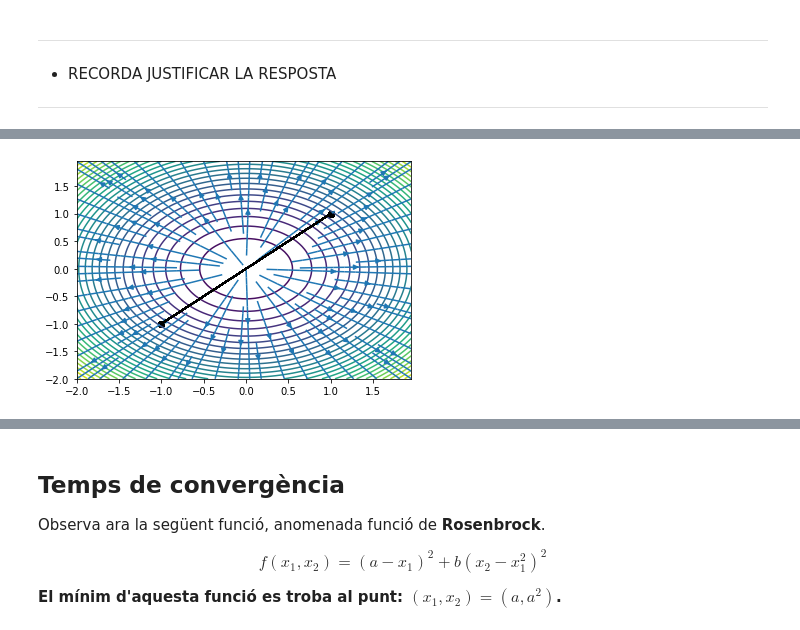
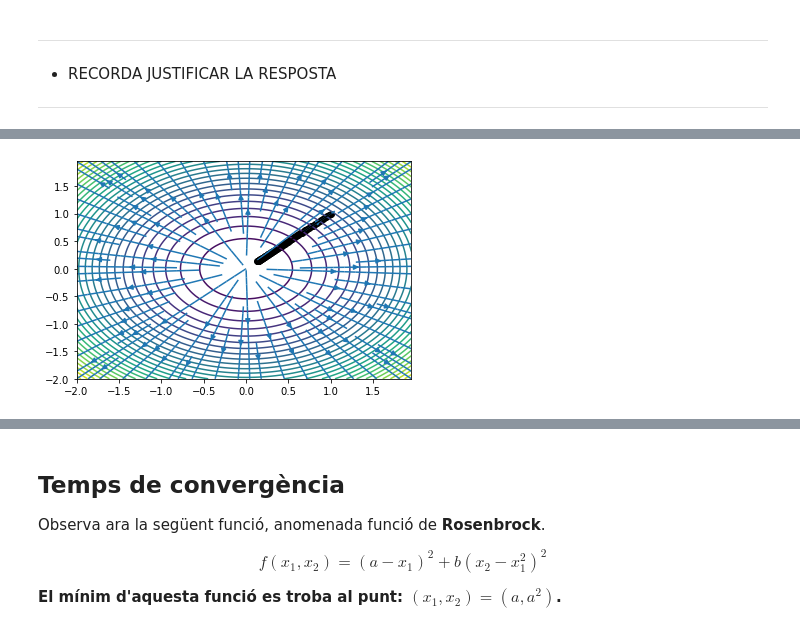
Before and after one commit to mates-info/tnui, a Jupyter notebook: p3/P1_FindMinimum-Student.ipynb, the cells around one changed output, grey strips where cells are left out. Cells and saved outputs as stored; diff of their text form; code cells hidden in the pictures.

```diff
--- a/p3/P1_FindMinimum-Student.ipynb
+++ b/p3/P1_FindMinimum-Student.ipynb
@@ -94,7 +94,16 @@ def gradient_descend_1d(grad, x, alpha, eps=1e-3, max_iters=1e2):
             on X és el nombre d'iteracions fetes + 1
         * Una np.array [2] amb els punts del recorregut
     """
-    # AQUÍ EL TEU CODI
+
+    '''
+    Per limitar el nombre d'iteracions utilitzarem un for que faci
+    "max_iters" passos. En cada iteració es calcula el nou punt
+    d'exploració a partir de l'anterior (els guardem en una llista
+    per després fer el plot) i comprovem que hi ha hagut una varuació
+    suficient respecte epsilon. Acabem retornant l'array de punts i
+    l'últim d'aquests, que indica el mínim trobat.
+    '''
+
     points = [x]
     for _ in range(int(max_iters)):
         points.append(points[-1] - alpha * grad(points[-1]))
@@ -257,7 +268,13 @@ def gradient_descend_2d(gradient, x, alpha=0.1, eps=1e-6, max_iter=1000, verbose
             on X és el nombre d'iteracions fetes + 1
         * Una np.array [2] amb el punts dels recoregut
     """
-    # AQUÍ EL TEU CODI
+
+    '''
+    Repetim el mateix procés que en el cas d'una dimensió
+    però ara utilitzem un vector en comptes d'un punt per
+    calcular el gradient i utilitzem la norma euclidiana
+    per comprovar la distància respecta a l'anterior iteració.
+    '''
     points = [x]
     for _ in range(max_iter):
         points.append(points[-1] - alpha * gradient(*points[-1]))
@@ -326,8 +340,24 @@ plt.show()
-# %%
-fig = plt.figure()
-X, Y, _ = generate_grid(f4)
-plot_gradient_descend_2d(f4, grad_f4, X, Y, points_f4, minimum_f4, fig)
-#print(minimum_f4)
-plt.show()
-# %% [output]
-[figure, removed]
+# %%
+'''
+A diferència del no normalitzat, utilitzar
+el vector gradient normalitzat amb l'alpha
+de valor tant petit proveïda sí que podem
+arribar al mínim (tot i que a un ritme re-
+lativament lent). Tal i com en el cas uni
+dimensional, però, escollir un valor d'alpha
+massa gran ens podria treure del camí al mínim
+local que volem buscar i podriem no arribar-hi
+mai. L'elecció d'una alpha és, per tant,  una de
+les dificultats d'aquest mètode. El càlcul del
+gradient també pot ser una de les dificultats,
+depent de la complexitat de la derivació
+de la funció donada.
+'''
+
+fig = plt.figure()
+X, Y, _ = generate_grid(f3)
+plot_gradient_descend_2d(f3, grad_f3, X, Y, points_f3, minimum_f3, fig)
+#print(minimum_f3)
+plt.show()
+# %% [output]
+[figure, added]
```
Also changed, not shown: parts of 7 cells of this notebook.
